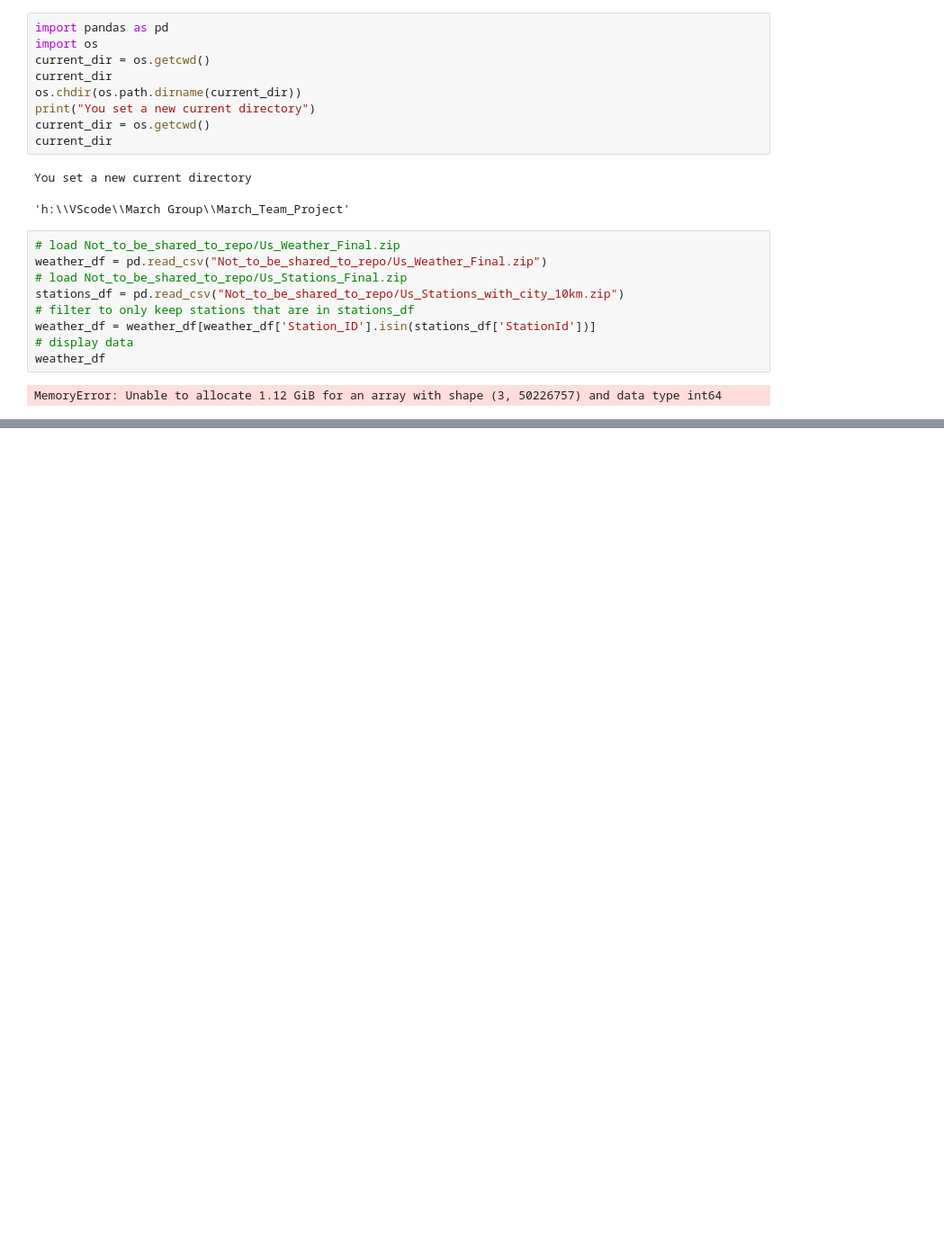
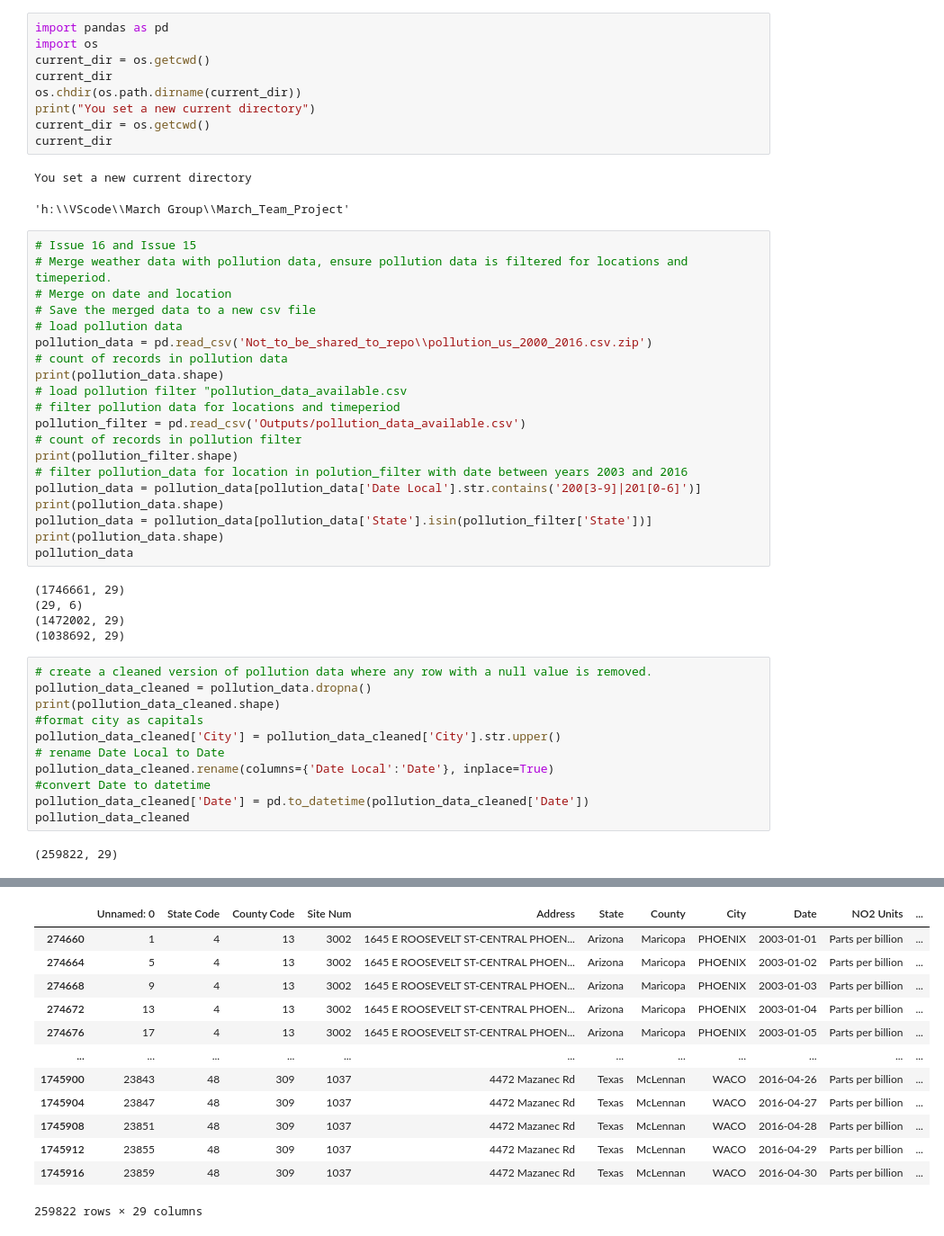
Before and after one commit to tamikamqhum/March_Team_Project, a Jupyter notebook: jupyter_notebooks/PG_Notebook_Weather_laststep.ipynb, the cells around one changed output, grey strips where cells are left out. Shown: that part at 90% size. Cells and saved outputs as stored; diff of their text form; blank space fills up the shorter version.

```diff
--- a/jupyter_notebooks/PG_Notebook_Weather_laststep.ipynb
+++ b/jupyter_notebooks/PG_Notebook_Weather_laststep.ipynb
@@ -10,14 +10,41 @@ current_dir
 # %% [output]
 You set a new current directory
 'h:\\VScode\\March Group\\March_Team_Project'
-# %%
-# load Not_to_be_shared_to_repo/Us_Weather_Final.zip
-weather_df = pd.read_csv("Not_to_be_shared_to_repo/Us_Weather_Final.zip")
-# load Not_to_be_shared_to_repo/Us_Stations_Final.zip
-stations_df = pd.read_csv("Not_to_be_shared_to_repo/Us_Stations_with_city_10km.zip")
-# filter to only keep stations that are in stations_df
-weather_df = weather_df[weather_df['Station_ID'].isin(stations_df['StationId'])]
-# display data
-weather_df
-# %% [output]
-MemoryError: Unable to allocate 1.12 GiB for an array with shape (3, 50226757) and data type int64
+# %%
+# Issue 16 and Issue 15
+# Merge weather data with pollution data, ensure pollution data is filtered for locations and timeperiod.
+# Merge on date and location
+# Save the merged data to a new csv file
+# load pollution data
+pollution_data = pd.read_csv('Not_to_be_shared_to_repo\\pollution_us_2000_2016.csv.zip')
+# count of records in pollution data
+print(pollution_data.shape)
+# load pollution filter "pollution_data_available.csv
+# filter pollution data for locations and timeperiod
+pollution_filter = pd.read_csv('Outputs/pollution_data_available.csv')
+# count of records in pollution filter
+print(pollution_filter.shape)
+# filter pollution_data for location in polution_filter with date between years 2003 and 2016
+pollution_data = pollution_data[pollution_data['Date Local'].str.contains('200[3-9]|201[0-6]')]
+print(pollution_data.shape)
+pollution_data = pollution_data[pollution_data['State'].isin(pollution_filter['State'])]
+print(pollution_data.shape)
+pollution_data
+# %% [output]
+(1746661, 29)
+(29, 6)
+(1472002, 29)
+(1038692, 29)
+# %%
+# create a cleaned version of pollution data where any row with a null value is removed.
+pollution_data_cleaned = pollution_data.dropna()
+print(pollution_data_cleaned.shape)
+#format city as capitals
+pollution_data_cleaned['City'] = pollution_data_cleaned['City'].str.upper()
+# rename Date Local to Date
+pollution_data_cleaned.rename(columns={'Date Local':'Date'}, inplace=True)
+#convert Date to datetime
+pollution_data_cleaned['Date'] = pd.to_datetime(pollution_data_cleaned['Date'])
+pollution_data_cleaned
+# %% [output]
+(259822, 29)
@@ -23,0 +65,13 @@ MemoryError: Unable to allocate 1.12 GiB for an array with shape (3, 50226757) a
+|  | Unnamed: 0 | State Code | County Code | Site Num | Address | State | County | City | Date | NO2 Units | ... |
+| 274660 | 1 | 4 | 13 | 3002 | 1645 E ROOSEVELT ST-CENTRAL PHOEN... | Arizona | Maricopa | PHOENIX | 2003-01-01 | Parts per billion | ... |
+| 274664 | 5 | 4 | 13 | 3002 | 1645 E ROOSEVELT ST-CENTRAL PHOEN... | Arizona | Maricopa | PHOENIX | 2003-01-02 | Parts per billion | ... |
+| 274668 | 9 | 4 | 13 | 3002 | 1645 E ROOSEVELT ST-CENTRAL PHOEN... | Arizona | Maricopa | PHOENIX | 2003-01-03 | Parts per billion | ... |
+| 274672 | 13 | 4 | 13 | 3002 | 1645 E ROOSEVELT ST-CENTRAL PHOEN... | Arizona | Maricopa | PHOENIX | 2003-01-04 | Parts per billion | ... |
+| 274676 | 17 | 4 | 13 | 3002 | 1645 E ROOSEVELT ST-CENTRAL PHOEN... | Arizona | Maricopa | PHOENIX | 2003-01-05 | Parts per billion | ... |
+| ... | ... | ... | ... | ... | ... | ... | ... | ... | ... | ... | ... |
+| 1745900 | 23843 | 48 | 309 | 1037 | 4472 Mazanec Rd | Texas | McLennan | WACO | 2016-04-26 | Parts per billion | ... |
+| 1745904 | 23847 | 48 | 309 | 1037 | 4472 Mazanec Rd | Texas | McLennan | WACO | 2016-04-27 | Parts per billion | ... |
+| 1745908 | 23851 | 48 | 309 | 1037 | 4472 Mazanec Rd | Texas | McLennan | WACO | 2016-04-28 | Parts per billion | ... |
+| 1745912 | 23855 | 48 | 309 | 1037 | 4472 Mazanec Rd | Texas | McLennan | WACO | 2016-04-29 | Parts per billion | ... |
+| 1745916 | 23859 | 48 | 309 | 1037 | 4472 Mazanec Rd | Texas | McLennan | WACO | 2016-04-30 | Parts per billion | ... |
+259822 rows × 29 columns
```
Also changed, not shown: parts of 7 cells of this notebook, 1 other file.
